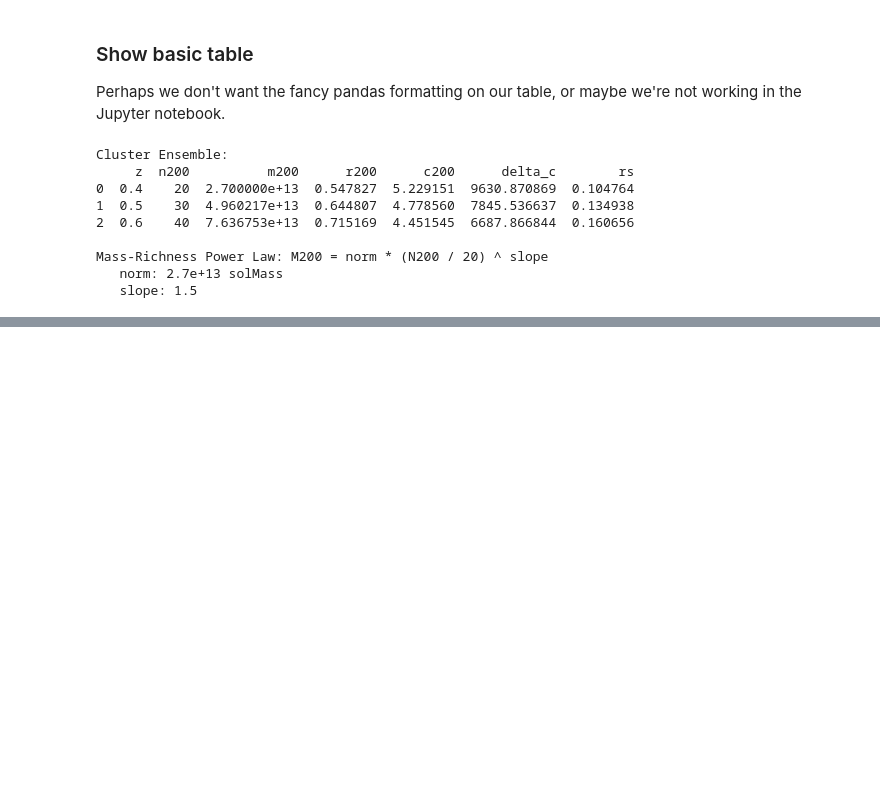
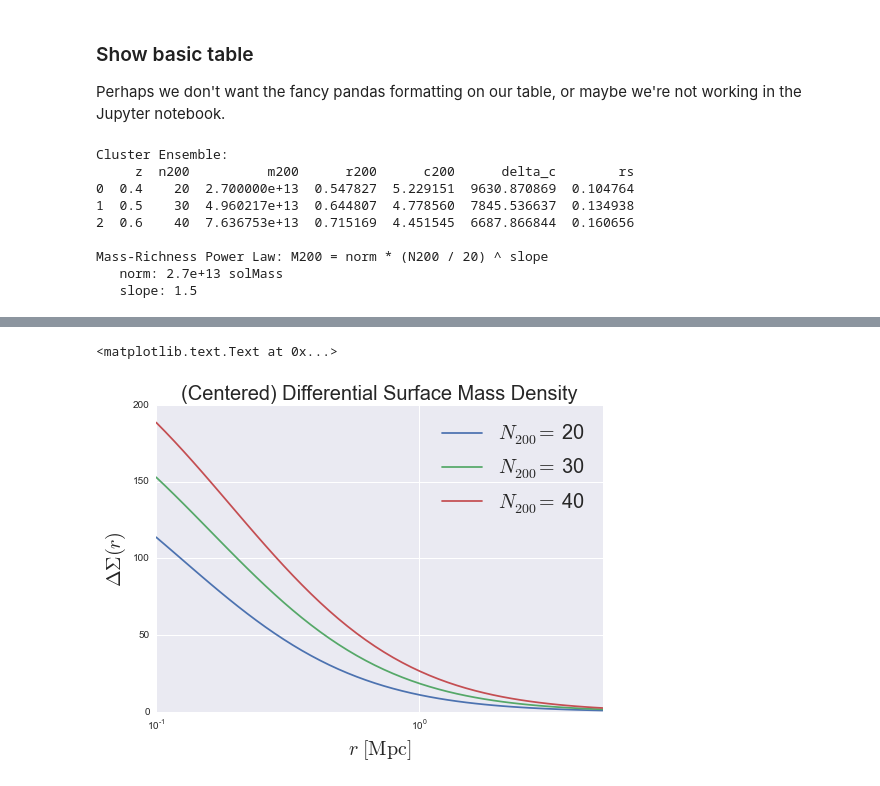
Before and after one commit to jesford/cluster-lensing, a Jupyter notebook: explore_clusters.ipynb, the cells around one changed output, grey strips where cells are left out. Drawn from its saved outputs; the diff is of its cells as text; code cells hidden in the pictures; blank space fills up the shorter version.

```diff
--- a/explore_clusters.ipynb
+++ b/explore_clusters.ipynb
@@ -81,7 +91,7 @@ Mass-Richness Power Law: M200 = norm * (N200 / 20) ^ slope
    norm: 2.7e+13 solMass
    slope: 1.4
 # %%
-c.update_richness(np.array([20,30,40]))
+c.update_richness([20,30,40])
 c.show()
 # %% [output]
 Cluster Ensemble:
@@ -124,0 +138,6 @@ Mass-Richness Power Law: M200 = norm * (N200 / 20) ^ slope
+# %%
+rmin, rmax = 0.1, 5. #Mpc
+nbins = 50
+rbins = np.logspace(np.log10(rmin), np.log10(rmax),
+                     num = nbins) * units.Mpc
+rbins
@@ -124,0 +160,13 @@ Mass-Richness Power Law: M200 = norm * (N200 / 20) ^ slope
+# %%
+for rich, profile in zip(c.n200,c.deltasigma_nfw):
+    plt.plot(rbins, profile, label='$N_{200}=$ '+str(rich))
+plt.xscale('log')
+plt.legend(fontsize=20)
+
+plt.xlim(rbins.value.min(), rbins.value.max())
+plt.xlabel('$r\ [\mathrm{Mpc}]$', fontsize=20)
+plt.ylabel('$\Delta\Sigma(r)$', fontsize=20)
+plt.title('(Centered) Differential Surface Mass Density', fontsize=20)
+# %% [output]
+<matplotlib.text.Text at 0x...>
+[figure, added]
```
Also changed, not shown: parts of 17 cells of this notebook, 1 other file.
